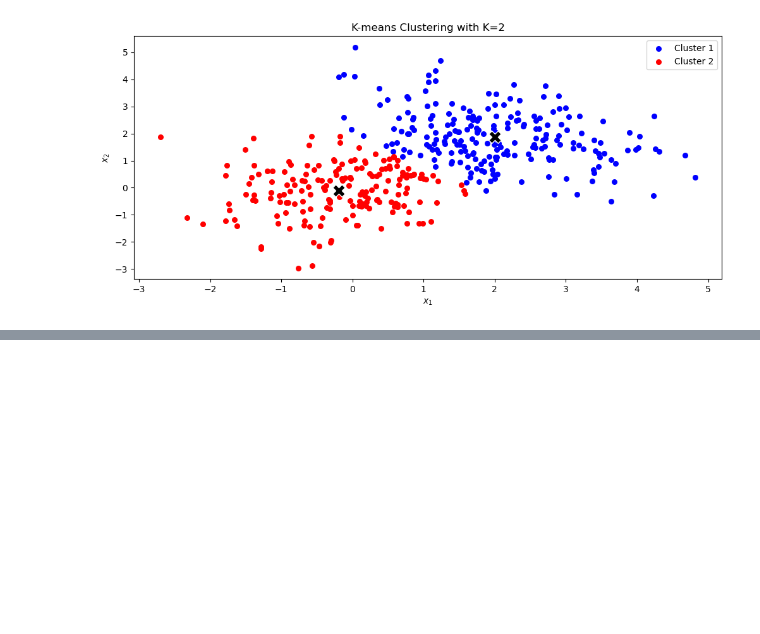
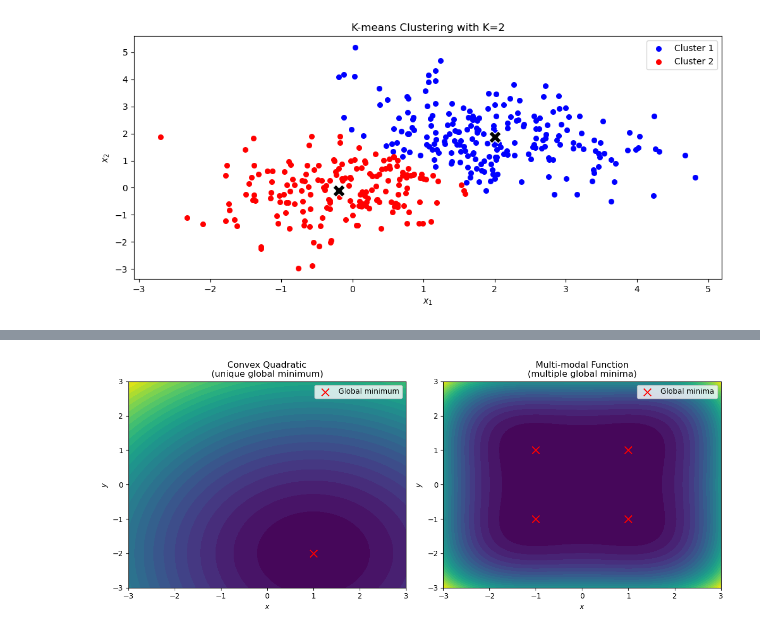
Before and after one commit to felipe-tobar/Maths-for-ML, a Jupyter notebook: tutorials/optimisation.ipynb, the cells around one changed output, grey strips where cells are left out. Saved outputs shown, nothing was run; the diff lists cells and outputs as text; code cells hidden in the pictures; blank space fills up the shorter version.

Commit message:
add convex fns, domains, and other examples

```diff
--- a/tutorials/optimisation.ipynb
+++ b/tutorials/optimisation.ipynb
@@ -206,0 +217,37 @@ plt.savefig("../img/optimisation_example_kmeans.pdf");
+# %%
+# Create a grid
+x = np.linspace(-3, 3, 400)
+y = np.linspace(-3, 3, 400)
+X, Y = np.meshgrid(x, y)
+
+# 1. Convex quadratic (unique global minimum)
+Z1 = (X - 1)**2 + (Y + 2)**2
+minima1 = np.array([[1, -2]])
+
+# 2. Multiple global minima
+Z3 = (X**2 - 1)**2 + (Y**2 - 1)**2
+minima2 = np.array([[1, 1], [-1, 1], [1, -1], [-1, -1]])
+# %%
+fig, axs = plt.subplots(1, 2, figsize=(12, 5))
+
+# --- Function 1 ---
+axs[0].contourf(X, Y, Z1, levels=30, cmap="viridis")
+axs[0].scatter(minima1[:, 0], minima1[:, 1], color="red", marker="x", s=100, label="Global minimum")
+axs[0].set_title("Convex Quadratic\n(unique global minimum)")
+axs[0].set_xlabel("$x$")
+axs[0].set_ylabel("$y$")
+axs[0].legend()
+
+# --- Function 2 ---
+axs[1].contourf(X, Y, Z3, levels=30, cmap="viridis")
+axs[1].scatter(minima2[:, 0], minima2[:, 1], color="red", marker="x", s=100, label="Global minima")
+axs[1].set_title("Multi-modal Function\n(multiple global minima)")
+axs[1].set_xlabel("$x$")
+axs[1].set_ylabel("$y$")
+axs[1].legend()
+
+# Plotting
+plt.tight_layout()
+plt.savefig("../img/optimisation_example_2d_parametric.pdf");
+# %% [output]
+[figure, added]
```
Also changed, not shown: parts of 19 cells of this notebook, 6 other files.
